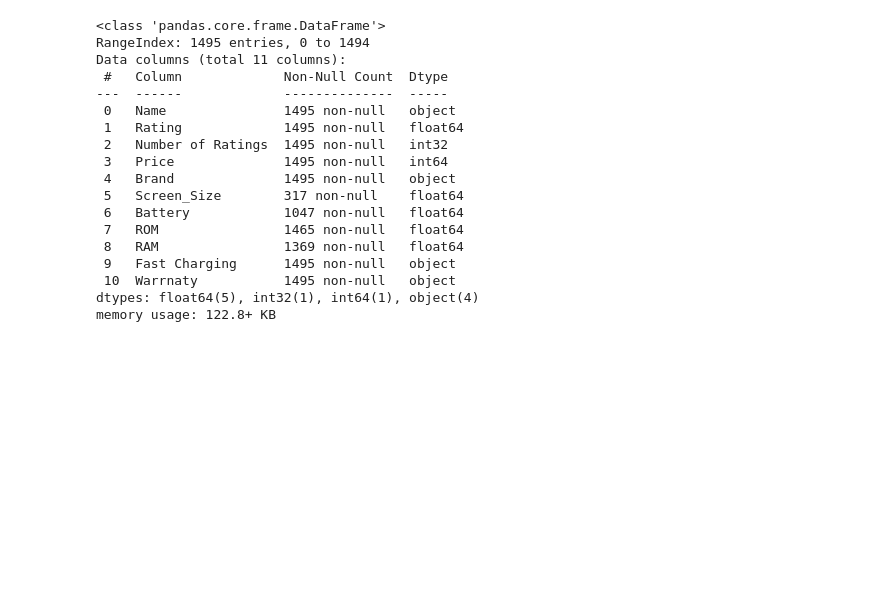
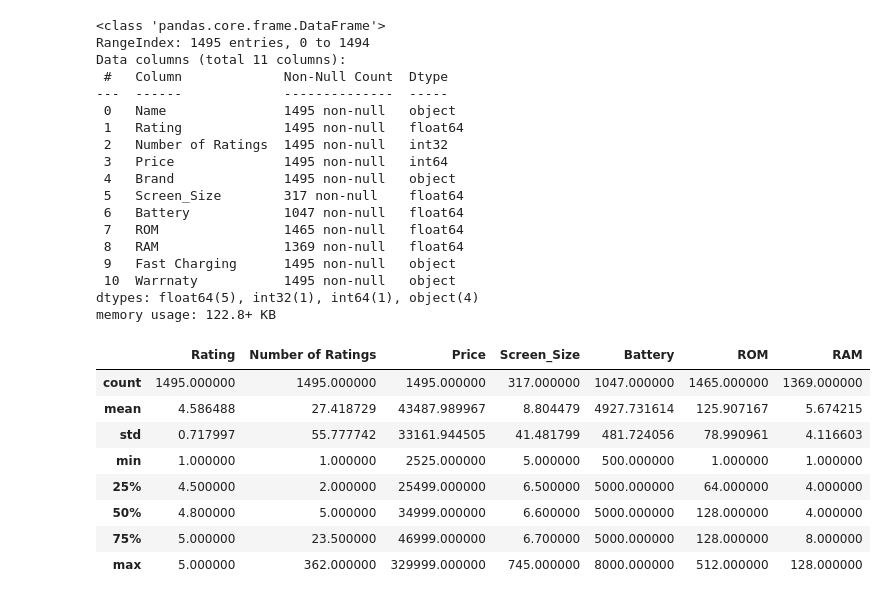
Before and after one commit to AbdulRafay03/Daraz-Moblies-Price-Prediction, a Jupyter notebook: daraz_phones.ipynb, the cells around one changed output. Saved outputs shown, nothing was run; the diff lists cells and outputs as text; code cells hidden in the pictures; blank space fills up the shorter version.

```diff
--- a/daraz_phones.ipynb
+++ b/daraz_phones.ipynb
@@ -149,3 +215,15 @@ Data columns (total 11 columns):
  10  Warrnaty           1495 non-null   object
 dtypes: float64(5), int32(1), int64(1), object(4)
 memory usage: 122.8+ KB
+# %%
+df.describe()
+# %% [output]
+|  | Rating | Number of Ratings | Price | Screen_Size | Battery | ROM | RAM |
+| count | 1495.000000 | 1495.000000 | 1495.000000 | 317.000000 | 1047.000000 | 1465.000000 | 1369.000000 |
+| mean | 4.586488 | 27.418729 | 43487.989967 | 8.804479 | 4927.731614 | 125.907167 | 5.674215 |
+| std | 0.717997 | 55.777742 | 33161.944505 | 41.481799 | 481.724056 | 78.990961 | 4.116603 |
+| min | 1.000000 | 1.000000 | 2525.000000 | 5.000000 | 500.000000 | 1.000000 | 1.000000 |
+| 25% | 4.500000 | 2.000000 | 25499.000000 | 6.500000 | 5000.000000 | 64.000000 | 4.000000 |
+| 50% | 4.800000 | 5.000000 | 34999.000000 | 6.600000 | 5000.000000 | 128.000000 | 4.000000 |
+| 75% | 5.000000 | 23.500000 | 46999.000000 | 6.700000 | 5000.000000 | 128.000000 | 8.000000 |
+| max | 5.000000 | 362.000000 | 329999.000000 | 745.000000 | 8000.000000 | 512.000000 | 128.000000 |
```
Also changed, not shown: parts of 11 cells of this notebook.
